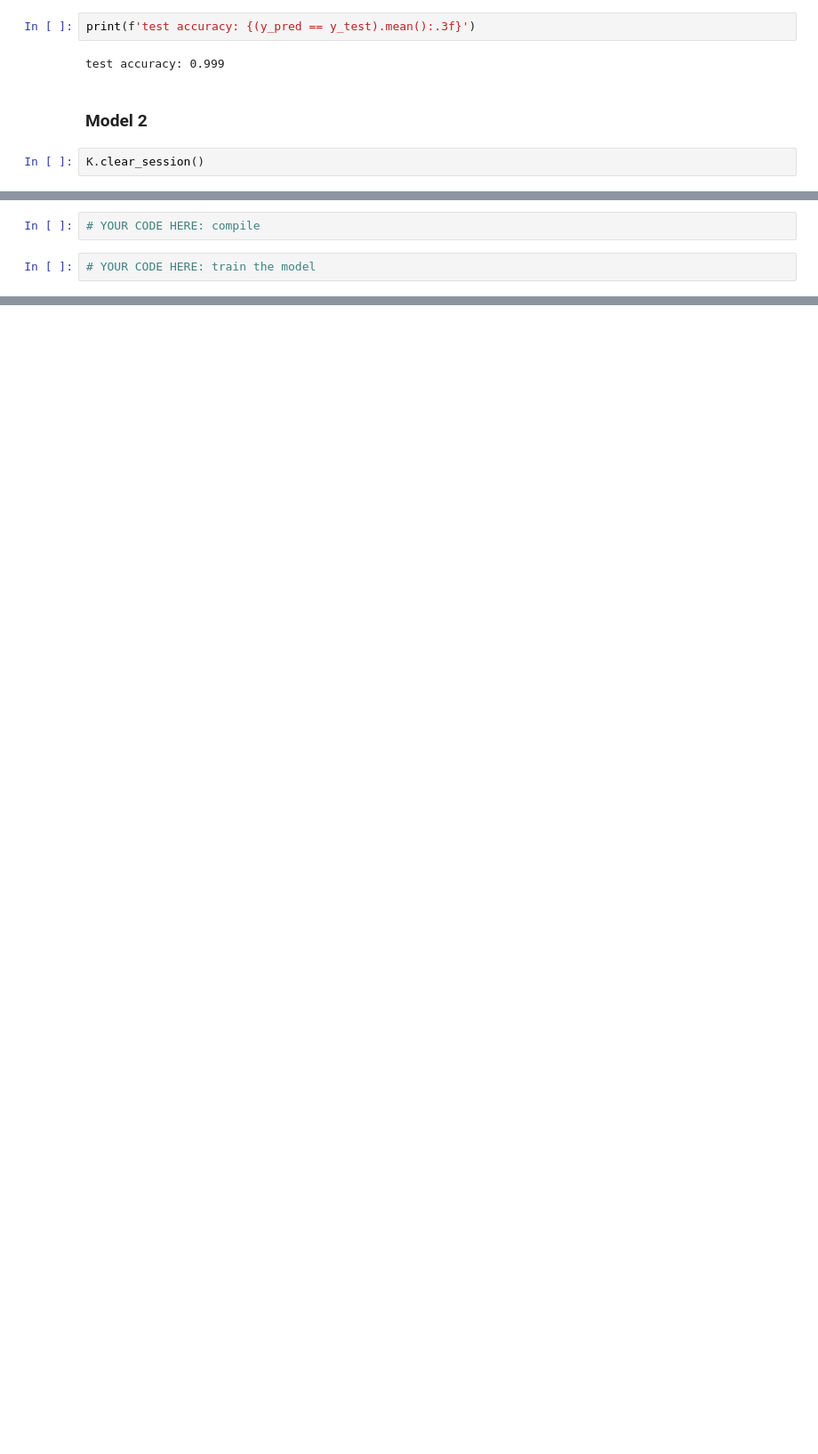
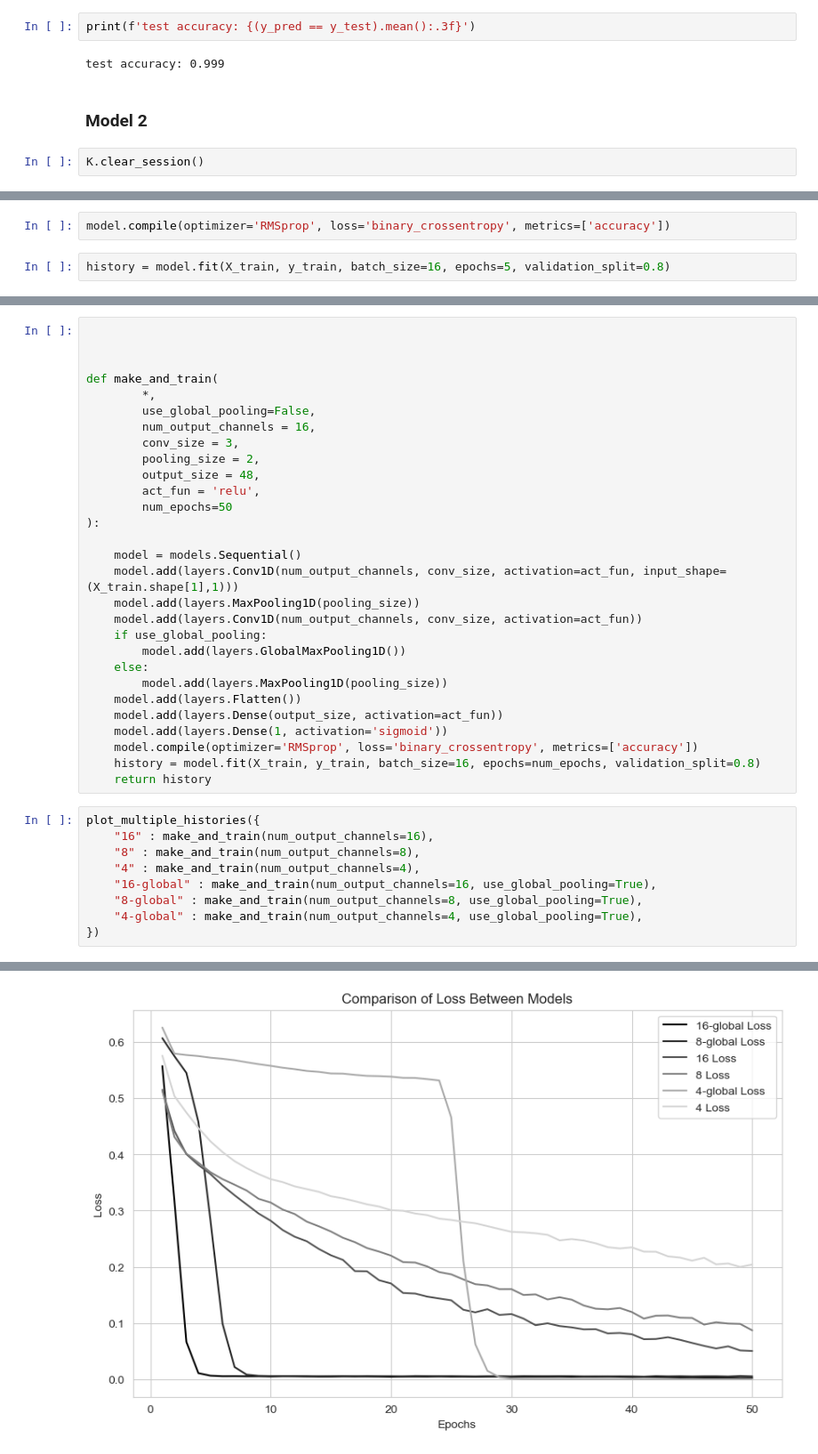
Before and after one commit to samogden/CST463-assignments, a Jupyter notebook: labs/week11/9cnn-time-series-lab-solution.ipynb, the cells around one changed output, grey strips where cells are left out. Shown: that part at 89% size. Drawn from its saved outputs; the diff is of its cells as text; blank space fills up the shorter version.

```diff
--- a/labs/week11/9cnn-time-series-lab-solution.ipynb
+++ b/labs/week11/9cnn-time-series-lab-solution.ipynb
@@ -217,4 +292,4 @@ _________________________________________________________________
 # %%
-# YOUR CODE HERE: compile
+model.compile(optimizer='RMSprop', loss='binary_crossentropy', metrics=['accuracy'])
 # %%
-# YOUR CODE HERE: train the model
+history = model.fit(X_train, y_train, batch_size=16, epochs=5, validation_split=0.8)
@@ -220,0 +307,39 @@ _________________________________________________________________
+# %%
+
+
+
+def make_and_train(
+        *,
+        use_global_pooling=False,
+        num_output_channels = 16,
+        conv_size = 3,
+        pooling_size = 2,
+        output_size = 48,
+        act_fun = 'relu',
+        num_epochs=50
+):
+
+    model = models.Sequential()
+    model.add(layers.Conv1D(num_output_channels, conv_size, activation=act_fun, input_shape=(X_train.shape[1],1)))
+    model.add(layers.MaxPooling1D(pooling_size))
+    model.add(layers.Conv1D(num_output_channels, conv_size, activation=act_fun))
+    if use_global_pooling:
+        model.add(layers.GlobalMaxPooling1D())
+    else:
+        model.add(layers.MaxPooling1D(pooling_size))
+    model.add(layers.Flatten())
+    model.add(layers.Dense(output_size, activation=act_fun))
+    model.add(layers.Dense(1, activation='sigmoid'))
+    model.compile(optimizer='RMSprop', loss='binary_crossentropy', metrics=['accuracy'])
+    history = model.fit(X_train, y_train, batch_size=16, epochs=num_epochs, validation_split=0.8)
+    return history
+# %%
+plot_multiple_histories({
+    "16" : make_and_train(num_output_channels=16),
+    "8" : make_and_train(num_output_channels=8),
+    "4" : make_and_train(num_output_channels=4),
+    "16-global" : make_and_train(num_output_channels=16, use_global_pooling=True),
+    "8-global" : make_and_train(num_output_channels=8, use_global_pooling=True),
+    "4-global" : make_and_train(num_output_channels=4, use_global_pooling=True),
+})
+# %% [output]
@@ -220,0 +364 @@ _________________________________________________________________
+[figure, added]
```
Also changed, not shown: parts of 12 cells of this notebook, 8 other files.
